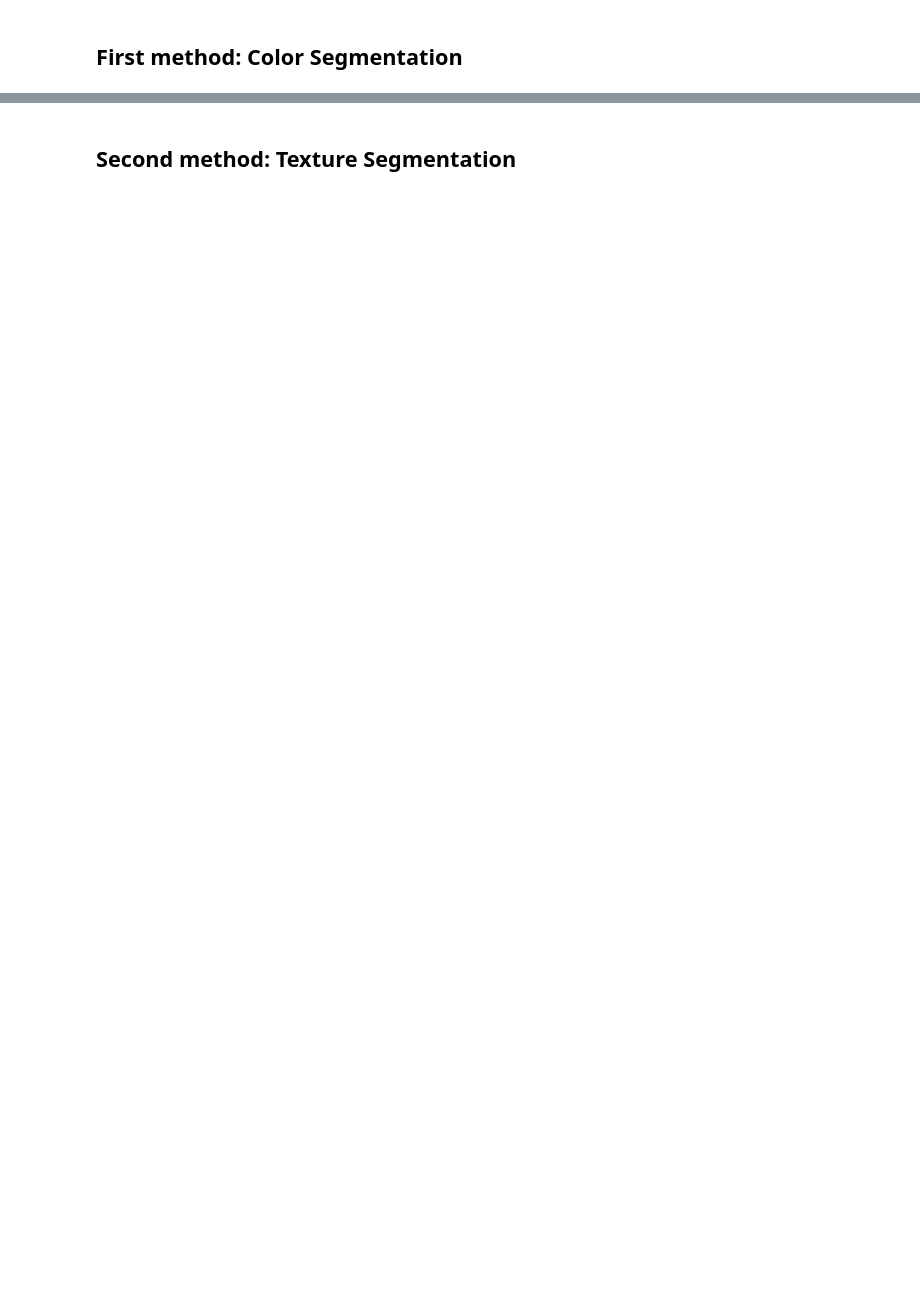
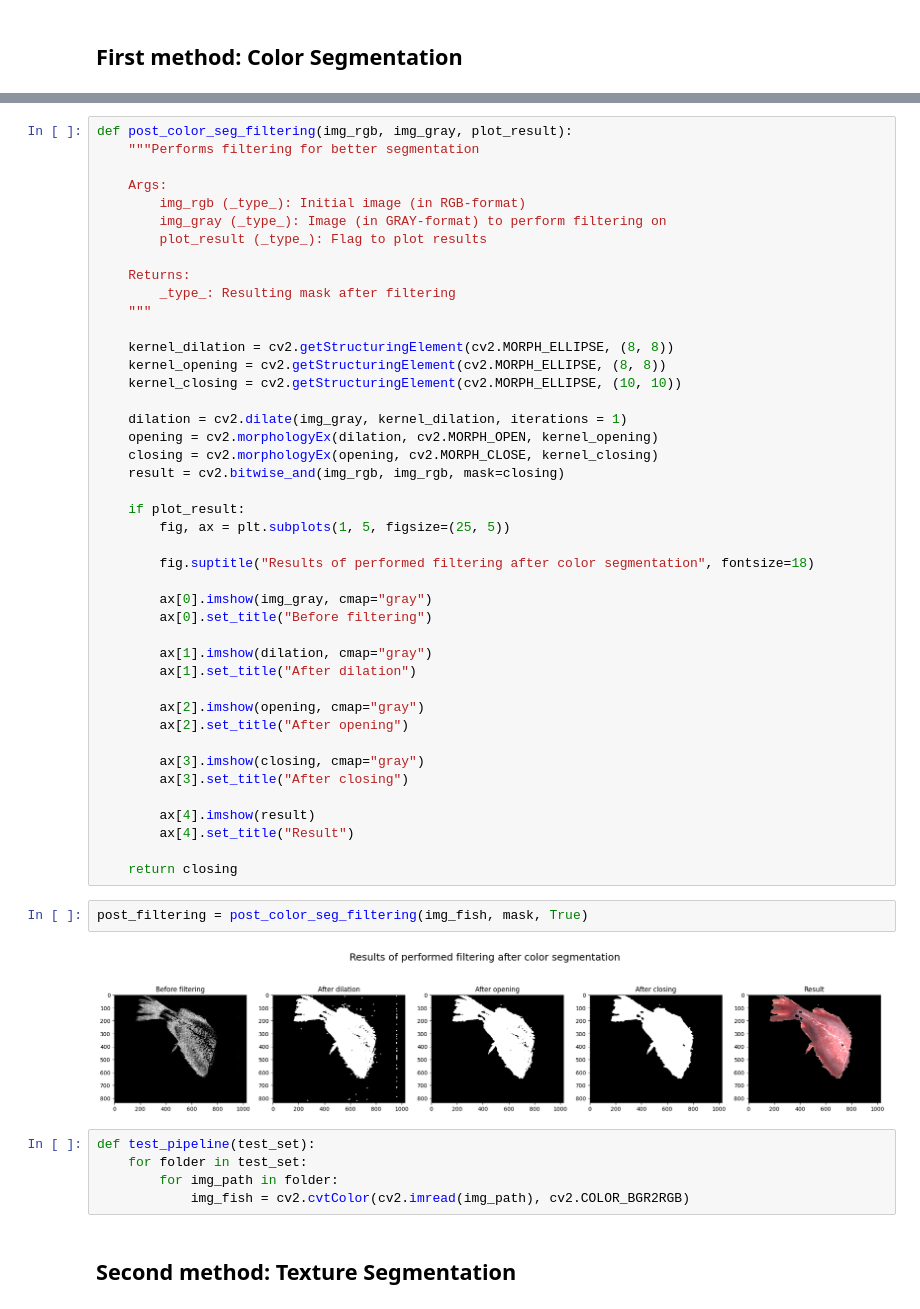
Before and after one commit to KamielVDD/6_marelec_project, a Jupyter notebook: 2_notebooks/marelec.ipynb, the cells around one changed output, grey strips where cells are left out. Cells and saved outputs as stored; diff of their text form; blank space fills up the shorter version.

```diff
--- a/2_notebooks/marelec.ipynb
+++ b/2_notebooks/marelec.ipynb
@@ -65,2 +133,54 @@ plt.imshow(result)
+# %%
+def post_color_seg_filtering(img_rgb, img_gray, plot_result):
+    """Performs filtering for better segmentation
+
+    Args:
+        img_rgb (_type_): Initial image (in RGB-format)
+        img_gray (_type_): Image (in GRAY-format) to perform filtering on
+        plot_result (_type_): Flag to plot results
+
+    Returns:
+        _type_: Resulting mask after filtering
+    """
+
+    kernel_dilation = cv2.getStructuringElement(cv2.MORPH_ELLIPSE, (8, 8))
+    kernel_opening = cv2.getStructuringElement(cv2.MORPH_ELLIPSE, (8, 8))
+    kernel_closing = cv2.getStructuringElement(cv2.MORPH_ELLIPSE, (10, 10))
+
+    dilation = cv2.dilate(img_gray, kernel_dilation, iterations = 1)
+    opening = cv2.morphologyEx(dilation, cv2.MORPH_OPEN, kernel_opening)
+    closing = cv2.morphologyEx(opening, cv2.MORPH_CLOSE, kernel_closing)
+    result = cv2.bitwise_and(img_rgb, img_rgb, mask=closing)
+
+    if plot_result:
+        fig, ax = plt.subplots(1, 5, figsize=(25, 5))
+
+        fig.suptitle("Results of performed filtering after color segmentation", fontsize=18)
+
+        ax[0].imshow(img_gray, cmap="gray")
+        ax[0].set_title("Before filtering")
+
+        ax[1].imshow(dilation, cmap="gray")
+        ax[1].set_title("After dilation")
+
+        ax[2].imshow(opening, cmap="gray")
+        ax[2].set_title("After opening")
+
+        ax[3].imshow(closing, cmap="gray")
+        ax[3].set_title("After closing")
+
+        ax[4].imshow(result)
+        ax[4].set_title("Result")
+
+    return closing
+# %%
+post_filtering = post_color_seg_filtering(img_fish, mask, True)
+# %% [output]
+[figure, added]
+# %%
+def test_pipeline(test_set):
+    for folder in test_set:
+        for img_path in folder:
+            img_fish = cv2.cvtColor(cv2.imread(img_path), cv2.COLOR_BGR2RGB)
 # %% [markdown]
 ## Second method: Texture Segmentation
```
Also changed, not shown: parts of 13 cells of this notebook.
